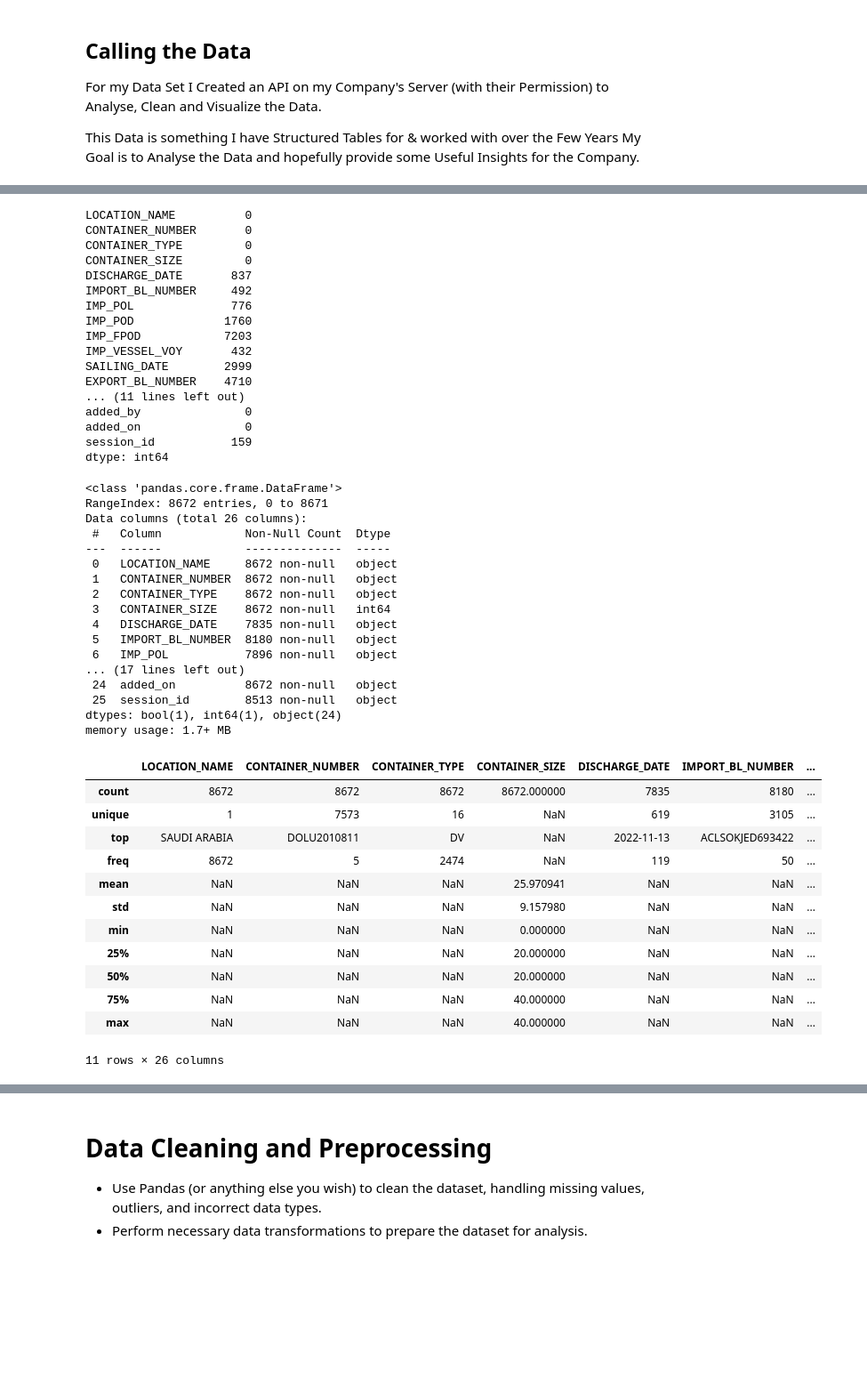
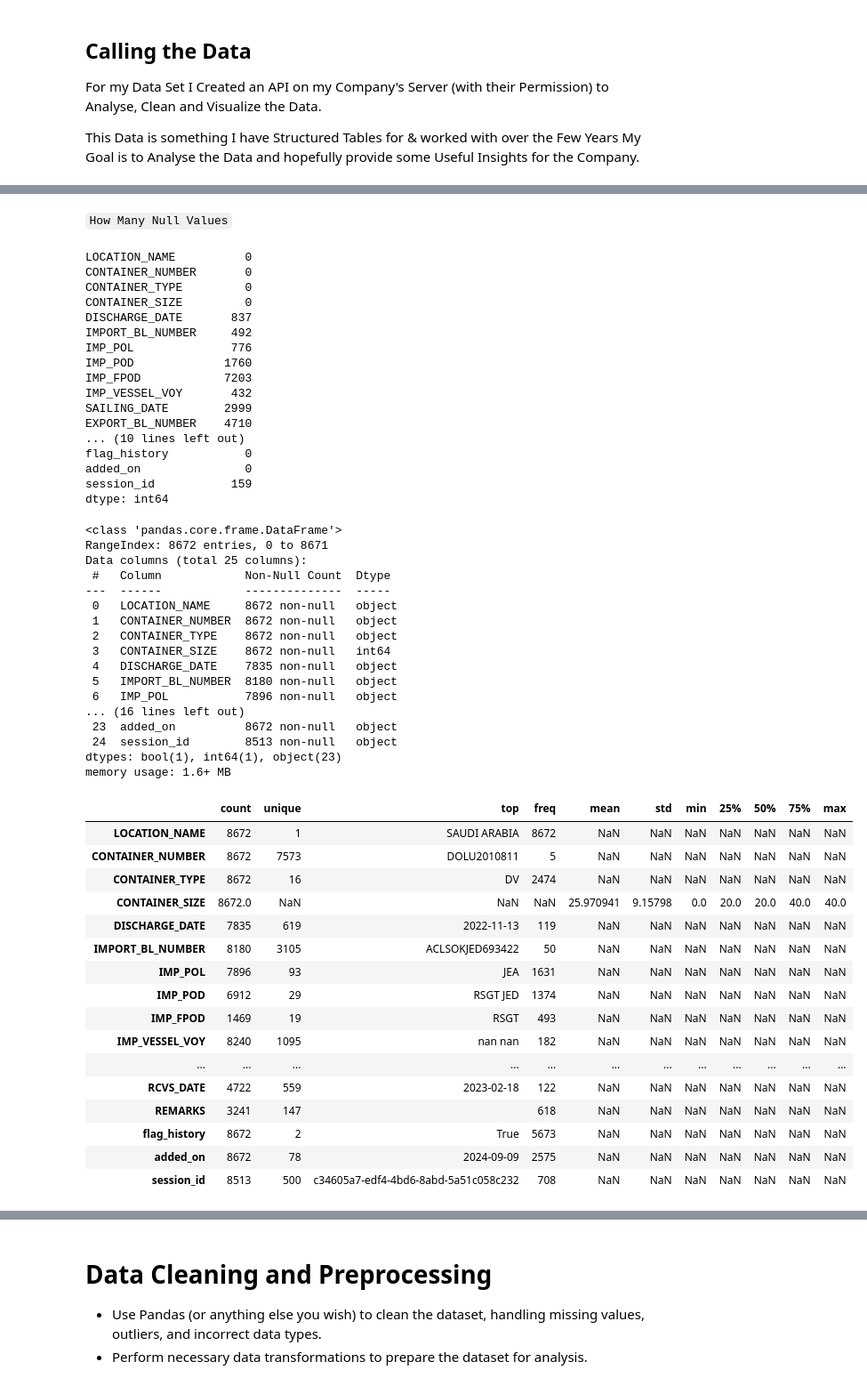
Before and after one commit to jcp-tech/Seneca_Class_Notes, a Jupyter notebook: Semester 1/AIG100 - Machine Learing/Project 1/Project 1 - AIG100 - Jonathan Chacko.ipynb, the cells around one changed output, grey strips where cells are left out. Shown: that part at 89% size. Saved outputs shown, nothing was run; the diff lists cells and outputs as text; code cells hidden in the pictures; blank space fills up the shorter version.

```diff
--- a/Semester 1/AIG100 - Machine Learing/Project 1/Project 1 - AIG100 - Jonathan Chacko.ipynb
+++ b/Semester 1/AIG100 - Machine Learing/Project 1/Project 1 - AIG100 - Jonathan Chacko.ipynb
@@ -57,7 +84,7 @@ url = domain + app + extension # URL of the API
 
 # Data to be sent to the API
 data = {
-    "auth": os.getenv("API_KEY"), # API Key to Authenticate the User
+    "auth": os.getenv("API_KEY"), # API Key to Authenticate the User taken from the Environment Variables stored in the .env file
 }
 
 if rest_api: # Data to be sent to the API in case of POST request
@@ -65,28 +92,35 @@ if rest_api: # Data to be sent to the API in case of POST request
     We can add more parameters to the data to get more specific data
     For Example, we can add the country name to get the data of a specific country
     We can also add the flag_history to get the history of the data
+    About The Parameters
+    - Country can be Formatted as List or CSV String (Default gives Data of Both Countries if None is Provided)
+    - flag_history can be True or False (Default gives Both Current & History Data if None is Provided)
     """
     data.update({
         "country": [
             "SAUDI ARABIA",
             # "KUWAIT",
-        ], #Country Name currently only have access to these two countries data & can use this as a filter to get the data of a specific country
-        # "flag_history": True # To get Histroy or Current Data of the Container Inventory, NOTE: Don't Provide this parameter if you want ALL the data
+        ],
+        # "flag_history": False
     })
 
+# Getting the Data from the API
 response = requests.post(url, json=data) if rest_api else requests.post(url, headers=data)
 
-if response.status_code == 200:
+if response.status_code == 200: # If the API Response is Successful
     data = response.json()
     df = pd.DataFrame(data)
-else:
+else: # If the API Response is not Successful
     print(response.status_code)
     df = pd.DataFrame()
-# df.to_csv("Seneca_Containers.csv", index=False)
-if df.empty:
+
+
+if df.empty: # If the DataFrame is Empty
     sys.exit(f"No Data Found | Check API Response ~ {response.json()}")
-else:
-    df = df.drop(['CLIENT_NAME', 'PRINCIPAL_NAMES'], axis=1) # For Privacy Reasons, Dropping the Client Name & Principal Names.
+else: # For Privacy Reasons, Dropping the Client Name & Principal Names.
+    df = df.drop(['CLIENT_NAME', 'PRINCIPAL_NAMES', 'added_by'], axis=1)
+
+# df.to_csv("Seneca_Containers.csv", index=False) # Uncomment to save the Data to a CSV File
 df # Uncomment to see the whole DataFrame but i dont advise it as it is very large
 # %% [output]
 |  | id | LOCATION_NAME | BOOKING_NO | CONTAINER_SIZE | DESTINATION_AGENT | DISCHARGE_STATUS | ... |
@@ -126,4 +161,7 @@ Index(['id', 'LOCATION_NAME', 'BOOKING_NO', 'CONTAINER_SIZE',
       dtype='object')
+# %% [markdown]
+`How Many Null Values`
+<a name="q-02-a" id="q-02-a"></a>
 # %%
 df = df.filter([
     'LOCATION_NAME', # 'CLIENT_NAME', 'PRINCIPAL_NAMES',
@@ -132,7 +170,7 @@ df = df.filter([
     'SAILING_DATE', 'EXPORT_BL_NUMBER', 'EXP_POL', 'EXP_POD', 'EXP_FPOD', 'EXP_VESSEL_VOY',
     'DO_DATE', 'SNTC_DATE', 'SNTS_DATE', 'RCVC_DATE', 'RCVS_DATE',
     'REMARKS', 'flag_history',
-    'added_by', 'added_on', 'session_id'
+    'added_on', 'session_id' # 'added_by',
 ], axis=1) # Im Filtering the Columns to get only the required Columns which we need to work on as the DataFrame is very large and has alot of Columns we dont need
 
 # Creating a Function to get the Columns with Null Values
@@ -160,8 +198,8 @@ IMP_FPOD            7203
 IMP_VESSEL_VOY       432
 SAILING_DATE        2999
 EXPORT_BL_NUMBER    4710
-... (11 lines left out)
-added_by               0
+... (10 lines left out)
+flag_history           0
 added_on               0
 session_id           159
 dtype: int64
@@ -170,7 +208,7 @@ df.info() # Getting the Information of the DataFrame
 # %% [output]
 <class 'pandas.core.frame.DataFrame'>
 RangeIndex: 8672 entries, 0 to 8671
-Data columns (total 26 columns):
+Data columns (total 25 columns):
  #   Column            Non-Null Count  Dtype
 ---  ------            --------------  -----
  0   LOCATION_NAME     8672 non-null   object
@@ -180,24 +218,28 @@ Data columns (total 26 columns):
  4   DISCHARGE_DATE    7835 non-null   object
  5   IMPORT_BL_NUMBER  8180 non-null   object
  6   IMP_POL           7896 non-null   object
-... (17 lines left out)
- 24  added_on          8672 non-null   object
- 25  session_id        8513 non-null   object
-dtypes: bool(1), int64(1), object(24)
-memory usage: 1.7+ MB
+... (16 lines left out)
+ 23  added_on          8672 non-null   object
+ 24  session_id        8513 non-null   object
+dtypes: bool(1), int64(1), object(23)
+memory usage: 1.6+ MB
 # %%
-df.describe(include='all') # Getting the Description of the DataFrame
+df.describe(include='all').T # Getting the Description of the DataFrame
 # %% [output]
-|  | LOCATION_NAME | CONTAINER_NUMBER | CONTAINER_TYPE | CONTAINER_SIZE | DISCHARGE_DATE | IMPORT_BL_NUMBER | ... |
-| count | 8672 | 8672 | 8672 | 8672.000000 | 7835 | 8180 | ... |
-| unique | 1 | 7573 | 16 | NaN | 619 | 3105 | ... |
-| top | SAUDI ARABIA | DOLU2010811 | DV | NaN | 2022-11-13 | ACLSOKJED693422 | ... |
-| freq | 8672 | 5 | 2474 | NaN | 119 | 50 | ... |
-| mean | NaN | NaN | NaN | 25.970941 | NaN | NaN | ... |
-| std | NaN | NaN | NaN | 9.157980 | NaN | NaN | ... |
-| min | NaN | NaN | NaN | 0.000000 | NaN | NaN | ... |
-| 25% | NaN | NaN | NaN | 20.000000 | NaN | NaN | ... |
-| 50% | NaN | NaN | NaN | 20.000000 | NaN | NaN | ... |
-| 75% | NaN | NaN | NaN | 40.000000 | NaN | NaN | ... |
-| max | NaN | NaN | NaN | 40.000000 | NaN | NaN | ... |
+|  | count | unique | top | freq | mean | std | min | 25% | 50% | 75% | max |
+| LOCATION_NAME | 8672 | 1 | SAUDI ARABIA | 8672 | NaN | NaN | NaN | NaN | NaN | NaN | NaN |
+| CONTAINER_NUMBER | 8672 | 7573 | DOLU2010811 | 5 | NaN | NaN | NaN | NaN | NaN | NaN | NaN |
+| CONTAINER_TYPE | 8672 | 16 | DV | 2474 | NaN | NaN | NaN | NaN | NaN | NaN | NaN |
+| CONTAINER_SIZE | 8672.0 | NaN | NaN | NaN | 25.970941 | 9.15798 | 0.0 | 20.0 | 20.0 | 40.0 | 40.0 |
+| DISCHARGE_DATE | 7835 | 619 | 2022-11-13 | 119 | NaN | NaN | NaN | NaN | NaN | NaN | NaN |
+| IMPORT_BL_NUMBER | 8180 | 3105 | ACLSOKJED693422 | 50 | NaN | NaN | NaN | NaN | NaN | NaN | NaN |
+| IMP_POL | 7896 | 93 | JEA | 1631 | NaN | NaN | NaN | NaN | NaN | NaN | NaN |
+| IMP_POD | 6912 | 29 | RSGT JED | 1374 | NaN | NaN | NaN | NaN | NaN | NaN | NaN |
+| IMP_FPOD | 1469 | 19 | RSGT | 493 | NaN | NaN | NaN | NaN | NaN | NaN | NaN |
+| IMP_VESSEL_VOY | 8240 | 1095 | nan nan | 182 | NaN | NaN | NaN | NaN | NaN | NaN | NaN |
+| ... | ... | ... | ... | ... | ... | ... | ... | ... | ... | ... | ... |
+| RCVS_DATE | 4722 | 559 | 2023-02-18 | 122 | NaN | NaN | NaN | NaN | NaN | NaN | NaN |
+| REMARKS | 3241 | 147 |  | 618 | NaN | NaN | NaN | NaN | NaN | NaN | NaN |
+| flag_history | 8672 | 2 | True | 5673 | NaN | NaN | NaN | NaN | NaN | NaN | NaN |
+| added_on | 8672 | 78 | 2024-09-09 | 2575 | NaN | NaN | NaN | NaN | NaN | NaN | NaN |
+| session_id | 8513 | 500 | c34605a7-edf4-4bd6-8abd-5a51c058c232 | 708 | NaN | NaN | NaN | NaN | NaN | NaN | NaN |
-11 rows × 26 columns
```
Also changed, not shown: parts of 48 cells of this notebook, 3 other files.
